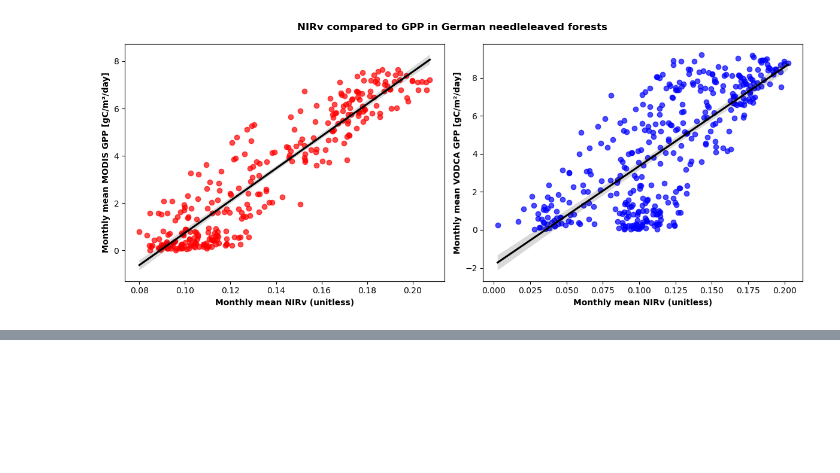
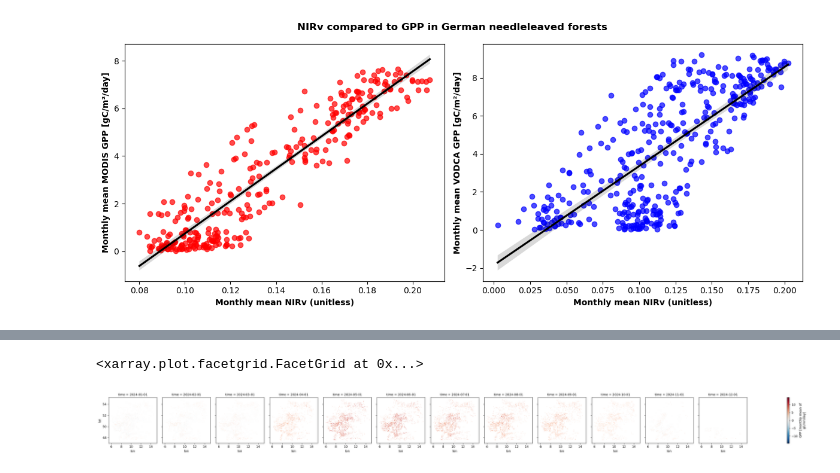
Before and after one commit to irishaake/Thesis_Msc, a Jupyter notebook: 31_Calculate_GPP.ipynb, the cells around one changed output, grey strips where cells are left out. Saved outputs shown, nothing was run; the diff lists cells and outputs as text; code cells hidden in the pictures; blank space fills up the shorter version.

```diff
--- a/31_Calculate_GPP.ipynb
+++ b/31_Calculate_GPP.ipynb
@@ -512,0 +256,22 @@ Mean of the quotient shifted NIRv / MODIS GPP (NL forest): 0.9919972398913679
+# %%
+# apply equation to all monthly NIRv datasets to calculate GPP for all pixels from 1981 - 2024
+# process year-wise
+# begin with broadleaved forest
+
+for year in range (1981, 2025):
+
+    # open monthly NIRv dataset of according year
+    nirv = xr.open_dataset(f"./NIRv/Monthly/NIRv_mon_mean_{year}_BL.nc")
+
+    # calculate GPP from NIRv
+    gpp = ((nirv - 0.1664) * 36 + 3.357).rename({"NIRv": "GPP"})
+
+    # add unit to variable attributes
+    gpp.GPP.attrs["units"] = "monthly mean of gC/m²/day"
+
+    # compress data to reduce size
+    comp = dict(zlib=True, complevel=4)
+    gpp.GPP.encoding.update(comp)
+
+    # save created datasets as netCDF4 files
+    gpp.to_netcdf(f"./GPP/GPP_NIRv/Monthly/GPP_mon_mean_{year}_BL.nc")
@@ -512,0 +292,5 @@ Mean of the quotient shifted NIRv / MODIS GPP (NL forest): 0.9919972398913679
+# %%
+gpp.GPP.sel(time = slice('2024-01', '2024-12')).plot(col="time")
+# %% [output]
+<xarray.plot.facetgrid.FacetGrid at 0x...>
+[figure, added]
```
Also changed, not shown: parts of 35 cells of this notebook, 3 other files.
